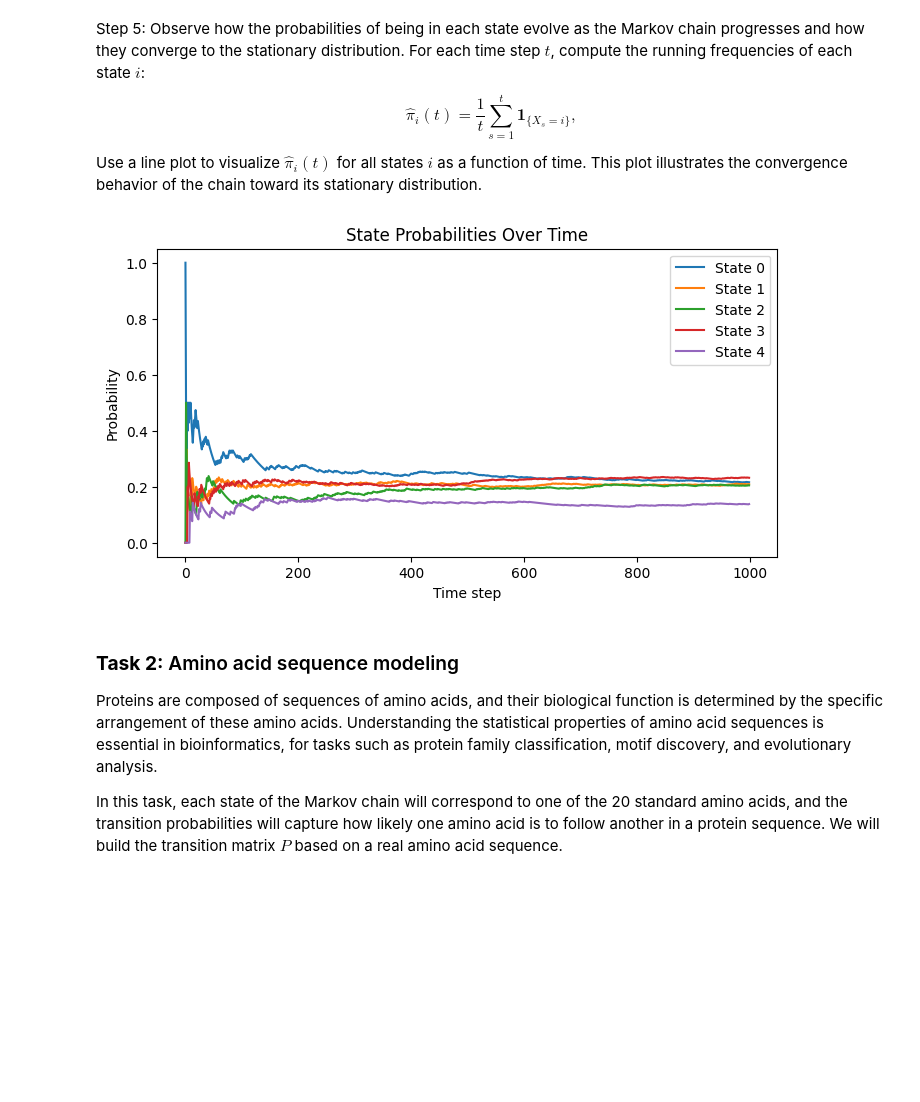
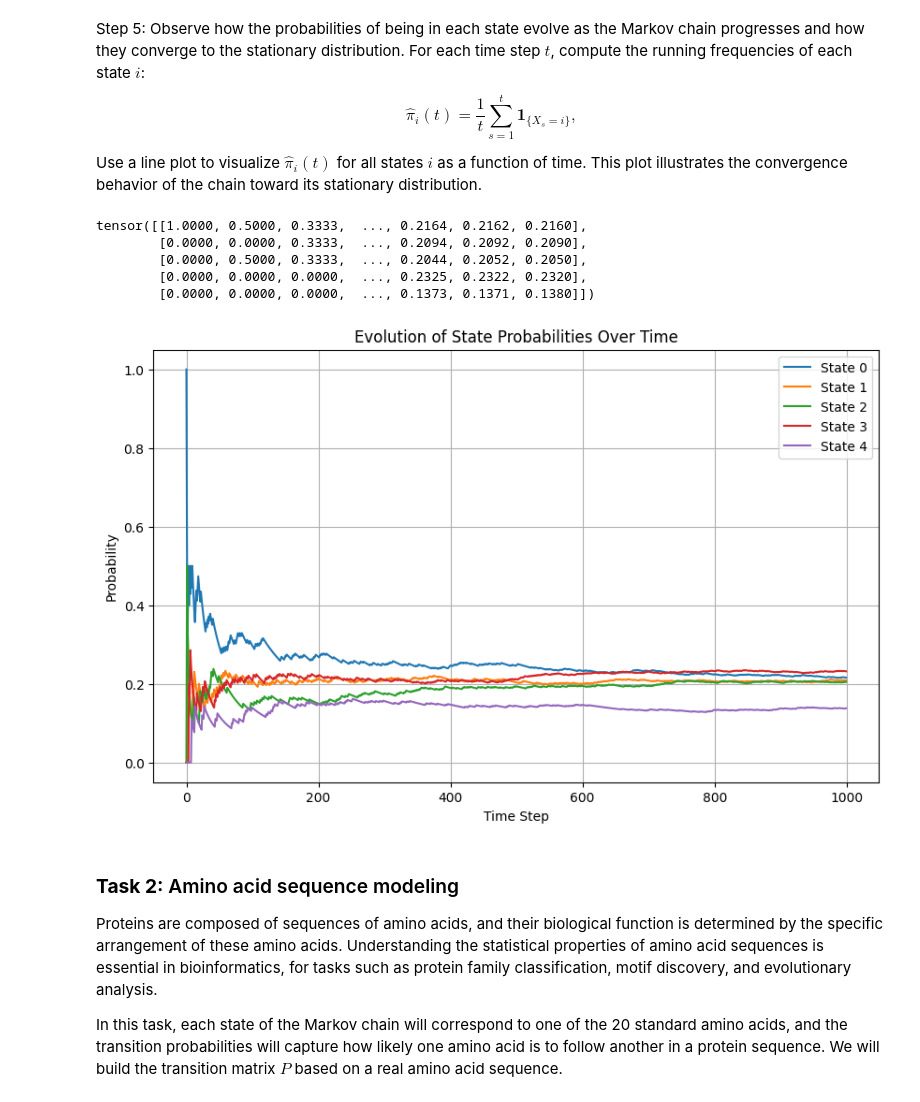
Before and after one commit to MichalSlowakiewicz/Statistical-Data-Analysis-2, a Jupyter notebook: LAB_3.ipynb, the cells around one changed output. Saved outputs shown, nothing was run; the diff lists cells and outputs as text; code cells hidden in the pictures; blank space fills up the shorter version.

```diff
--- a/LAB_3.ipynb
+++ b/LAB_3.ipynb
@@ -133,16 +158,40 @@ $$
 $$
 
 Use a line plot to visualize $\hat{\pi}_i(t)$ for all states $i$ as a function of time. This plot illustrates the convergence behavior of the chain toward its stationary distribution.
-# %%
-# Calculate state probabilities over time
-
-...
-
-# Create a line plot showing the running frequencies of each state
-
-...
-# %% [output]
-[figure, removed]
+# %%
+# Calculate state probabilities over time
+
+
+def estimate_stationary_distribution_over_time(sequence):
+  # TODO
+  sequence_tensor = torch.tensor(sequence)
+  num_states = len(torch.unique(sequence_tensor))
+  n_steps = len(sequence_tensor)
+  empirical_pi_t = torch.zeros(num_states, n_steps)
+  for state in range(num_states):
+    empirical_pi_t[state] = (sequence_tensor == state).cumsum(dim=0).int() / torch.arange(1, n_steps + 1)
+  return empirical_pi_t
+
+empirical_pi_t = estimate_stationary_distribution_over_time(new_sequence)
+print(empirical_pi_t)
+# Create a line plot showing the running frequencies of each state
+
+plt.figure(figsize=(10, 6))
+for state in range(num_states):
+    plt.plot(empirical_pi_t[state], label=f'State {state}')
+plt.xlabel("Time Step")
+plt.ylabel("Probability")
+plt.title("Evolution of State Probabilities Over Time")
+plt.legend()
+plt.grid(True)
+plt.show()
+# %% [output]
+tensor([[1.0000, 0.5000, 0.3333,  ..., 0.2164, 0.2162, 0.2160],
+        [0.0000, 0.0000, 0.3333,  ..., 0.2094, 0.2092, 0.2090],
+        [0.0000, 0.5000, 0.3333,  ..., 0.2044, 0.2052, 0.2050],
+        [0.0000, 0.0000, 0.0000,  ..., 0.2325, 0.2322, 0.2320],
+        [0.0000, 0.0000, 0.0000,  ..., 0.1373, 0.1371, 0.1380]])
+[figure, added]
 # %% [markdown]
 ### **Task 2:** Amino acid sequence modeling
 
```
Also changed, not shown: parts of 13 cells of this notebook.
